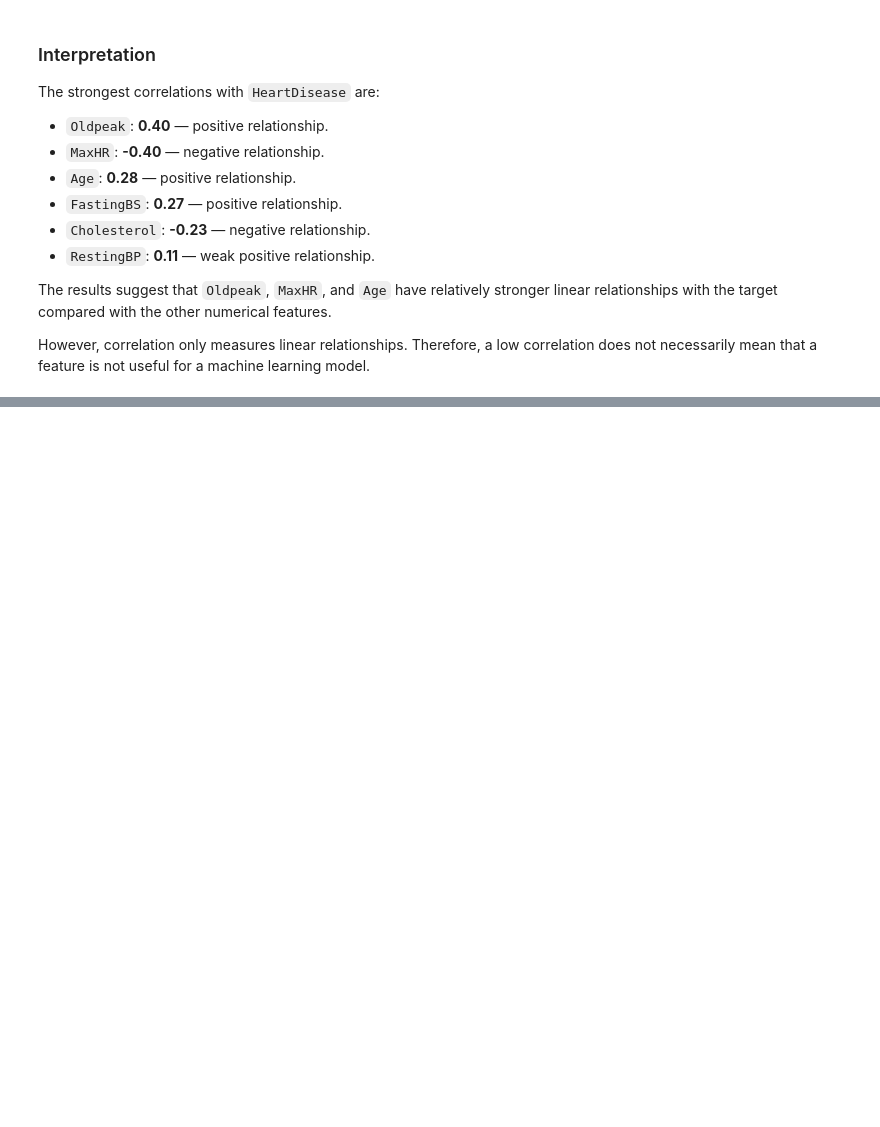
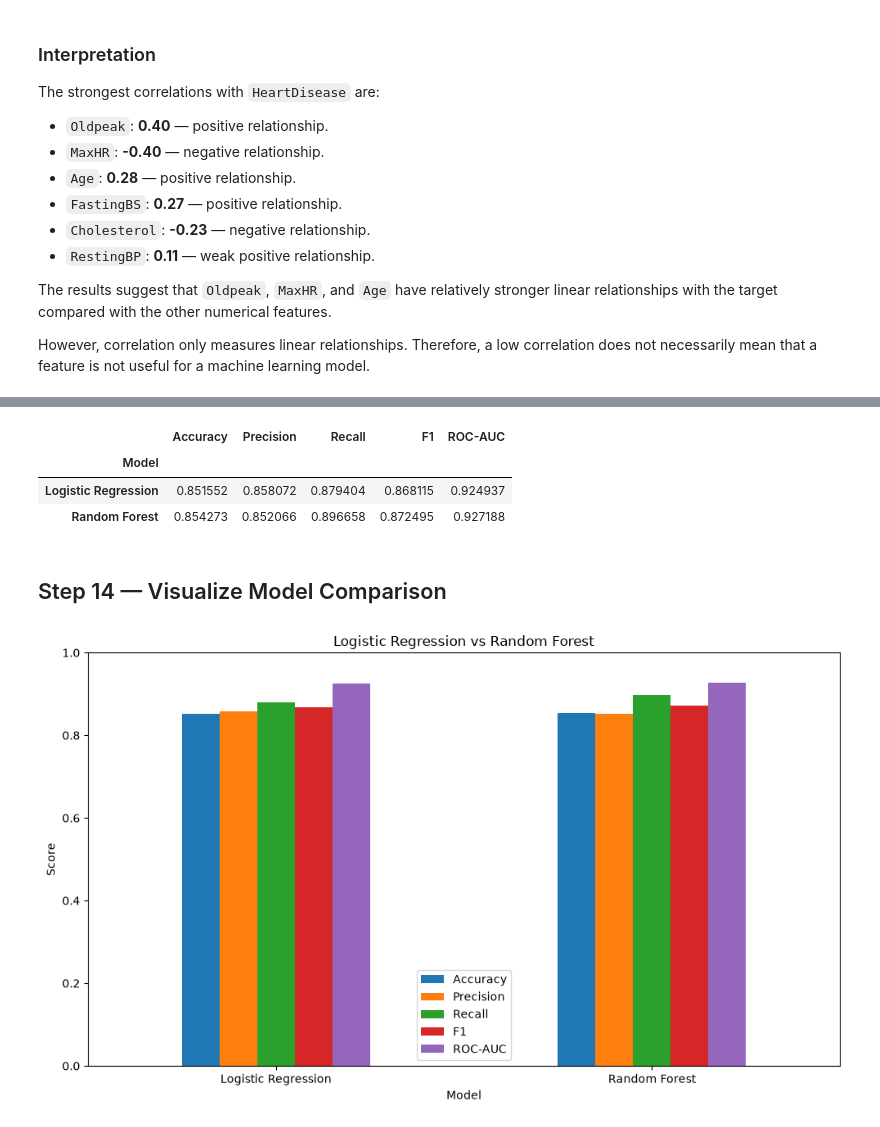
Before and after one commit to ghayda577/AI-ML-Training, a Jupyter notebook: Projects/First-Full-Project/project.ipynb, the cells around one changed output, grey strips where cells are left out. Drawn from its saved outputs; the diff is of its cells as text; code cells hidden in the pictures; blank space fills up the shorter version.

```diff
--- a/Projects/First-Full-Project/project.ipynb
+++ b/Projects/First-Full-Project/project.ipynb
@@ -903,0 +1139,8 @@ Overall, the EDA provided a better understanding of the data quality, feature di
+# %%
+random_forest_cv = cross_validate(
+    random_forest_pipeline,
+    X_train,
+    y_train,
+    cv=cv,
+    scoring=scoring
+)
@@ -903,0 +1149,11 @@ Overall, the EDA provided a better understanding of the data quality, feature di
+# %%
+random_forest_results = {
+    "Model": "Random Forest",
+    "Accuracy": random_forest_cv["test_accuracy"].mean(),
+    "Precision": random_forest_cv["test_precision"].mean(),
+    "Recall": random_forest_cv["test_recall"].mean(),
+    "F1": random_forest_cv["test_f1"].mean(),
+    "ROC-AUC": random_forest_cv["test_roc_auc"].mean()
+}
+
+random_forest_results
@@ -903,0 +1175,33 @@ Overall, the EDA provided a better understanding of the data quality, feature di
+# %%
+results = pd.DataFrame([
+    logistic_results,
+    random_forest_results
+])
+
+results.set_index("Model")
+# %% [output]
+|  | Accuracy | Precision | Recall | F1 | ROC-AUC |
+| Model |  |  |  |  |  |
+| Logistic Regression | 0.851552 | 0.858072 | 0.879404 | 0.868115 | 0.924937 |
+| Random Forest | 0.854273 | 0.852066 | 0.896658 | 0.872495 | 0.927188 |
+# %% [markdown]
+## Step 14 — Visualize Model Comparison
+# %%
+results_plot = results.set_index("Model")[
+    ["Accuracy", "Precision", "Recall", "F1", "ROC-AUC"]
+]
+
+results_plot.plot(
+    kind="bar",
+    figsize=(10, 6)
+)
+
+plt.title("Logistic Regression vs Random Forest")
+plt.ylabel("Score")
+plt.ylim(0, 1)
+plt.xticks(rotation=0)
+
+plt.tight_layout()
+plt.show()
+# %% [output]
+[figure, added]
```
Also changed, not shown: parts of 32 cells of this notebook.
